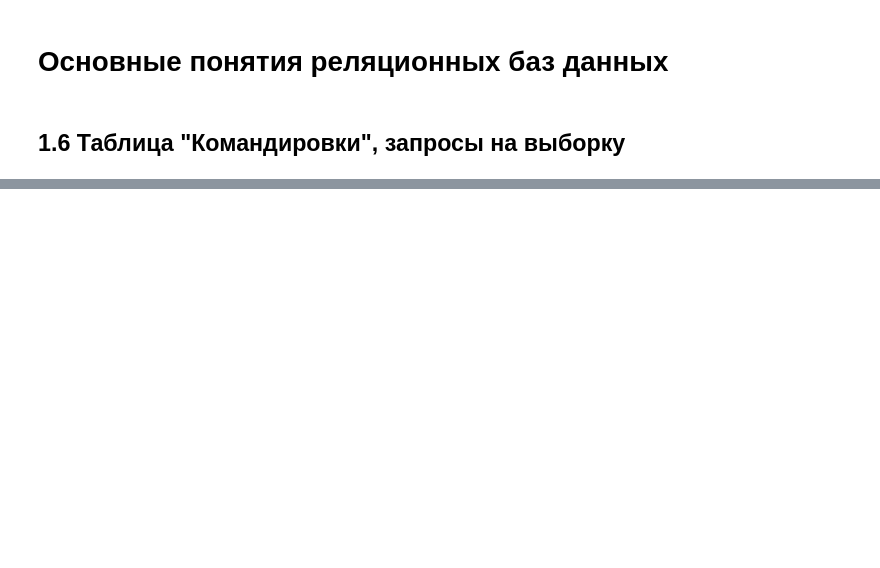
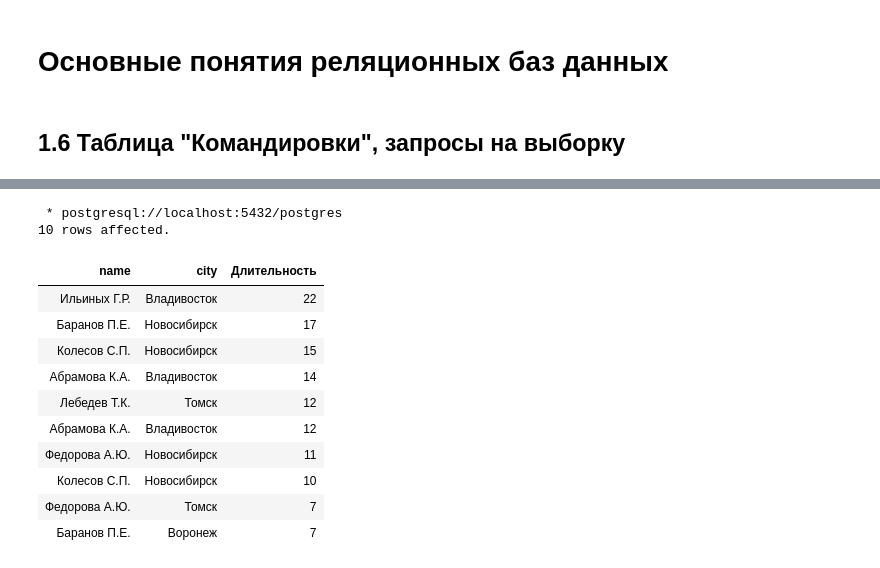
Before and after one commit to IsFilimonov/LearningPath, a Jupyter notebook: 2021/Stepik_Interactive-SQL-Simulator/Chapter_1b.ipynb, the cells around one changed output, grey strips where cells are left out. Saved outputs shown, nothing was run; the diff lists cells and outputs as text; code cells hidden in the pictures; blank space fills up the shorter version.

```diff
--- a/2021/Stepik_Interactive-SQL-Simulator/Chapter_1b.ipynb
+++ b/2021/Stepik_Interactive-SQL-Simulator/Chapter_1b.ipynb
@@ -117,0 +361,21 @@ ORDER BY 'столбец, по которому хотим отсортиров
+# %%
+%%sql
+SELECT name, city, date_last - date_first + 1 AS Длительность
+FROM stepik.trip
+WHERE city NOT IN ('Москва', 'Санкт-Петербург')
+ORDER BY 3 DESC,
+         1 DESC;
+# %% [output]
+ * postgresql://localhost:5432/postgres
+10 rows affected.
+| name | city | Длительность |
+| Ильиных Г.Р. | Владивосток | 22 |
+| Баранов П.Е. | Новосибирск | 17 |
+| Колесов С.П. | Новосибирск | 15 |
+| Абрамова К.А. | Владивосток | 14 |
+| Лебедев Т.К. | Томск | 12 |
+| Абрамова К.А. | Владивосток | 12 |
+| Федорова А.Ю. | Новосибирск | 11 |
+| Колесов С.П. | Новосибирск | 10 |
+| Федорова А.Ю. | Томск | 7 |
+| Баранов П.Е. | Воронеж | 7 |
```
Also changed, not shown: parts of 27 cells of this notebook.
